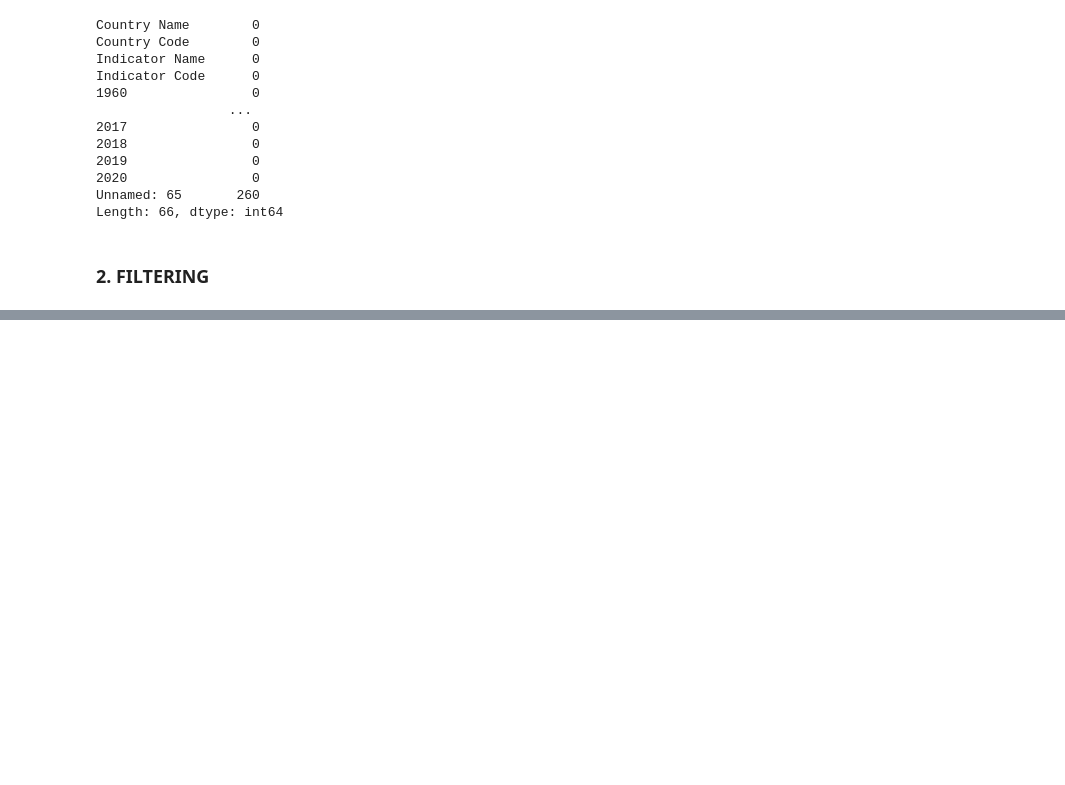
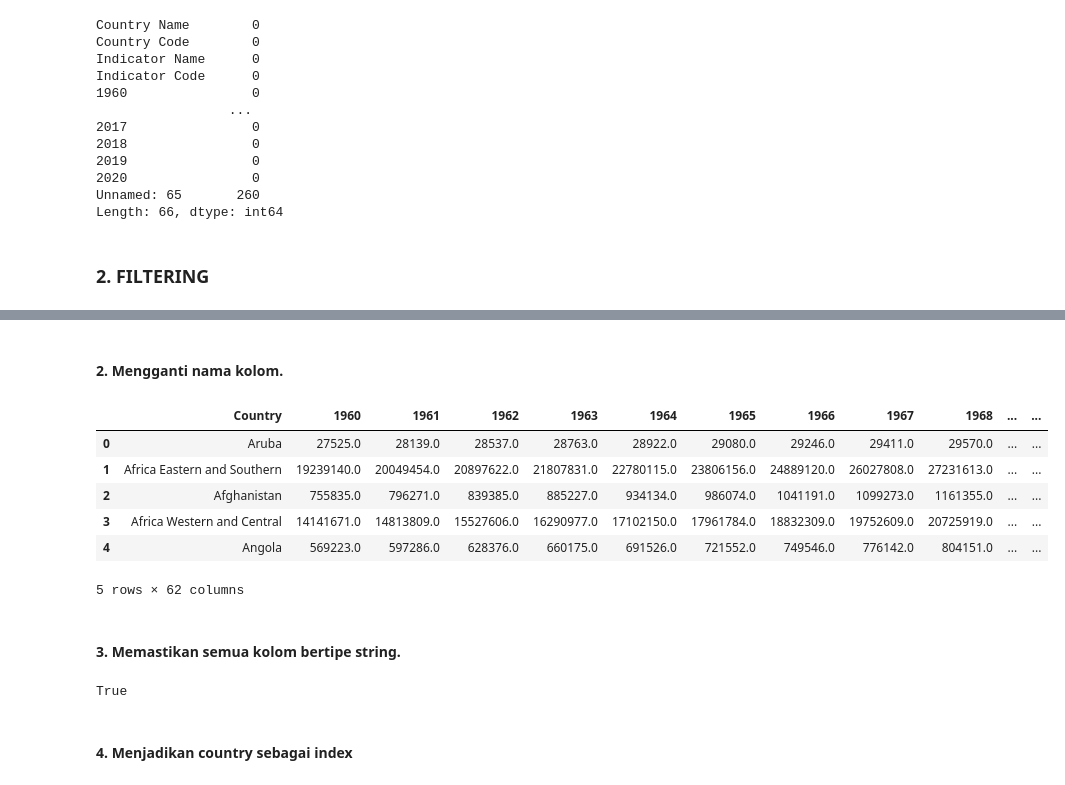
Before and after one commit to daffa1134/Praktikum-VisDat, a Jupyter notebook: 2008107010013_Daffa_Mudhaffar_Tugas_4.ipynb, the cells around one changed output, grey strips where cells are left out. Drawn from its saved outputs; the diff is of its cells as text; code cells hidden in the pictures; blank space fills up the shorter version.

```diff
--- a/2008107010013_Daffa_Mudhaffar_Tugas_4.ipynb
+++ b/2008107010013_Daffa_Mudhaffar_Tugas_4.ipynb
@@ -177,9 +177,9 @@ Menghapus missing values yang ada pada dataset
 # Variabel years akan berguna ke depannya
 years = list(map(str, range(1960, 2021)))
 
-test = df.dropna(subset=years)
+df.dropna(subset=years, inplace = True)
 
-test.head()
+df.head()
 # %% [output]
 |  | Country Name | Country Code | Indicator Name | Indicator Code | 1960 | 1961 | 1962 | 1963 | ... |
 | 0 | Aruba | ABW | Urban population | SP.URB.TOTL | 27525.0 | 28139.0 | 28537.0 | 28763.0 | ... |
@@ -207,0 +210,4 @@ Length: 66, dtype: int64
+# %%
+df.drop(['Country Code', 'Indicator Name', 'Indicator Code', 'Unnamed: 65'], axis = 1, inplace = True)
+
+df.head()
@@ -207,0 +222,21 @@ Length: 66, dtype: int64
+# %% [markdown]
+#### 2. Mengganti nama kolom.
+# %%
+df.rename(columns={'Country Name':'Country'}, inplace = True)
+df.head()
+# %% [output]
+|  | Country | 1960 | 1961 | 1962 | 1963 | 1964 | 1965 | 1966 | 1967 | 1968 | ... | ... |
+| 0 | Aruba | 27525.0 | 28139.0 | 28537.0 | 28763.0 | 28922.0 | 29080.0 | 29246.0 | 29411.0 | 29570.0 | ... | ... |
+| 1 | Africa Eastern and Southern | 19239140.0 | 20049454.0 | 20897622.0 | 21807831.0 | 22780115.0 | 23806156.0 | 24889120.0 | 26027808.0 | 27231613.0 | ... | ... |
+| 2 | Afghanistan | 755835.0 | 796271.0 | 839385.0 | 885227.0 | 934134.0 | 986074.0 | 1041191.0 | 1099273.0 | 1161355.0 | ... | ... |
+| 3 | Africa Western and Central | 14141671.0 | 14813809.0 | 15527606.0 | 16290977.0 | 17102150.0 | 17961784.0 | 18832309.0 | 19752609.0 | 20725919.0 | ... | ... |
+| 4 | Angola | 569223.0 | 597286.0 | 628376.0 | 660175.0 | 691526.0 | 721552.0 | 749546.0 | 776142.0 | 804151.0 | ... | ... |
+5 rows × 62 columns
+# %% [markdown]
+#### 3. Memastikan semua kolom bertipe string.
+# %%
+all(isinstance(column, str) for column in df.columns)
+# %% [output]
+True
+# %% [markdown]
+#### 4. Menjadikan country sebagai index
```
Also changed, not shown: parts of 8 cells of this notebook.
